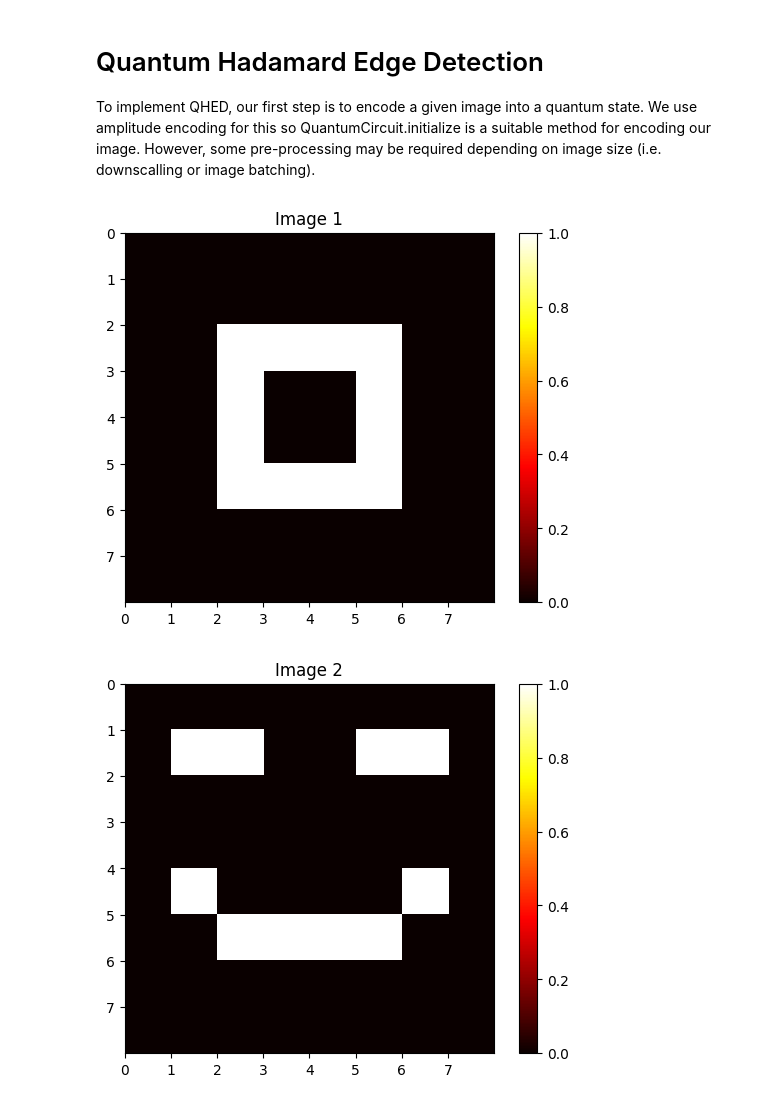
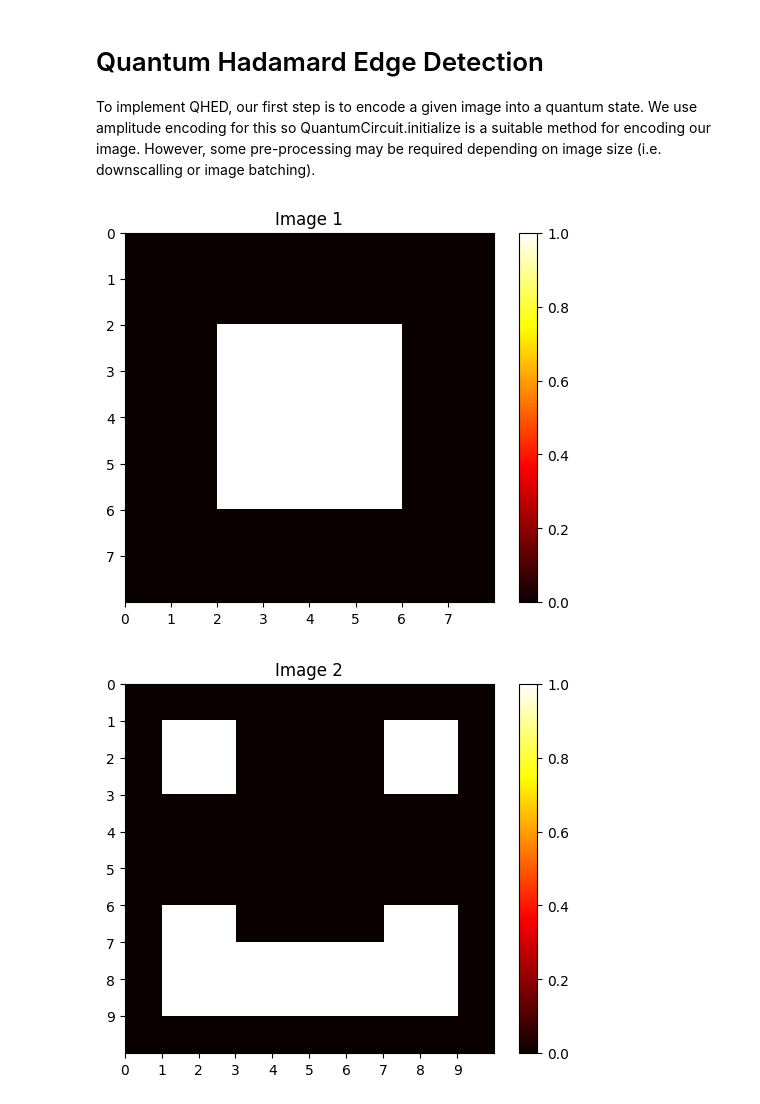
Before and after one commit to jjdcorke/Quantum-Edge-Detection---QIC890, a Jupyter notebook: QHED.ipynb, the cells around one changed output. Saved outputs shown, nothing was run; the diff lists cells and outputs as text; code cells hidden in the pictures.

```diff
--- a/QHED.ipynb
+++ b/QHED.ipynb
@@ -19,35 +19,47 @@ To implement QHED, our first step is to encode a given image into a quantum stat
 # %%
 img1 = np.array([[0, 0, 0, 0, 0, 0, 0, 0],
                 [0, 0, 0, 0, 0, 0, 0, 0],
                 [0, 0, 1, 1, 1, 1, 0, 0],
-                [0, 0, 1, 0, 0, 1, 0, 0],
-                [0, 0, 1, 0, 0, 1, 0, 0],
+                [0, 0, 1, 1, 1, 1, 0, 0],
+                [0, 0, 1, 1, 1, 1, 0, 0],
                 [0, 0, 1, 1, 1, 1, 0, 0],
                 [0, 0, 0, 0, 0, 0, 0, 0],
                 [0, 0, 0, 0, 0, 0, 0, 0]])
 
-img2 = np.array([[0, 0, 0, 0, 0, 0, 0, 0],
-                [0, 1, 1, 0, 0, 1, 1, 0],
-                [0, 0, 0, 0, 0, 0, 0, 0],
-                [0, 0, 0, 0, 0, 0, 0, 0],
-                [0, 1, 0, 0, 0, 0, 1, 0],
-                [0, 0, 1, 1, 1, 1, 0, 0],
-                [0, 0, 0, 0, 0, 0, 0, 0],
-                [0, 0, 0, 0, 0, 0, 0, 0]])
+img2 = np.array([[0, 0, 0, 0, 0, 0, 0, 0,0,0],
+                [0, 1, 1, 0, 0, 0, 0,1,1,0],
+                [0, 1, 1, 0, 0, 0, 0,1,1,0],
+                [0, 0, 0, 0, 0, 0, 0, 0,0,0],
+                [0, 0, 0, 0, 0, 0, 0, 0,0,0],
+                [0, 0, 0, 0, 0, 0, 0, 0,0,0],
+                [0, 1, 1, 0, 0, 0, 0, 1,1,0],
+                [0, 1, 1, 1, 1, 1, 1, 1,1,0],
+                [0, 1, 1, 1, 1, 1, 1, 1,1,0],
+                [0, 0, 0, 0, 0, 0, 0, 0,0,0]])
+
+img3 = np.array([[0, 0, 0, 0, 0, 0, 0, 0],
+                  [0, 1, 1, 1, 1, 1, 0, 0],
+                  [0, 1, 1, 1, 1, 1, 1, 0],
+                  [0, 1, 1, 1, 1, 1, 1, 0],
+                  [0, 1, 1, 1, 1, 1, 1, 0],
+                  [0, 0, 0, 1, 1, 1, 1, 0],
+                  [0, 0, 0, 1, 1, 1, 1, 0],
+                  [0, 0, 0, 0, 0, 0, 0, 0]])
 
 
 # plot image function
 
 def plot_image(Image, title):
     plt.title(title)
     plt.xticks(range(Image.shape[0]))
     plt.yticks(range(Image.shape[1]))
     plt.imshow(Image, extent=[  0,Image.shape[0], Image.shape[1],0,], cmap='hot', vmin=0, vmax=1)
     plt.colorbar()
     plt.show()
 
 plot_image(img1, 'Image 1')
 plot_image(img2, 'Image 2')
+plot_image(img3, 'Image 3')
 # %% [output]
-[figure, old version]
+[figure, new version]
-[figure, old version]
+[figure, new version]
```
Also changed, not shown: parts of 4 cells of this notebook, 1 other file.
